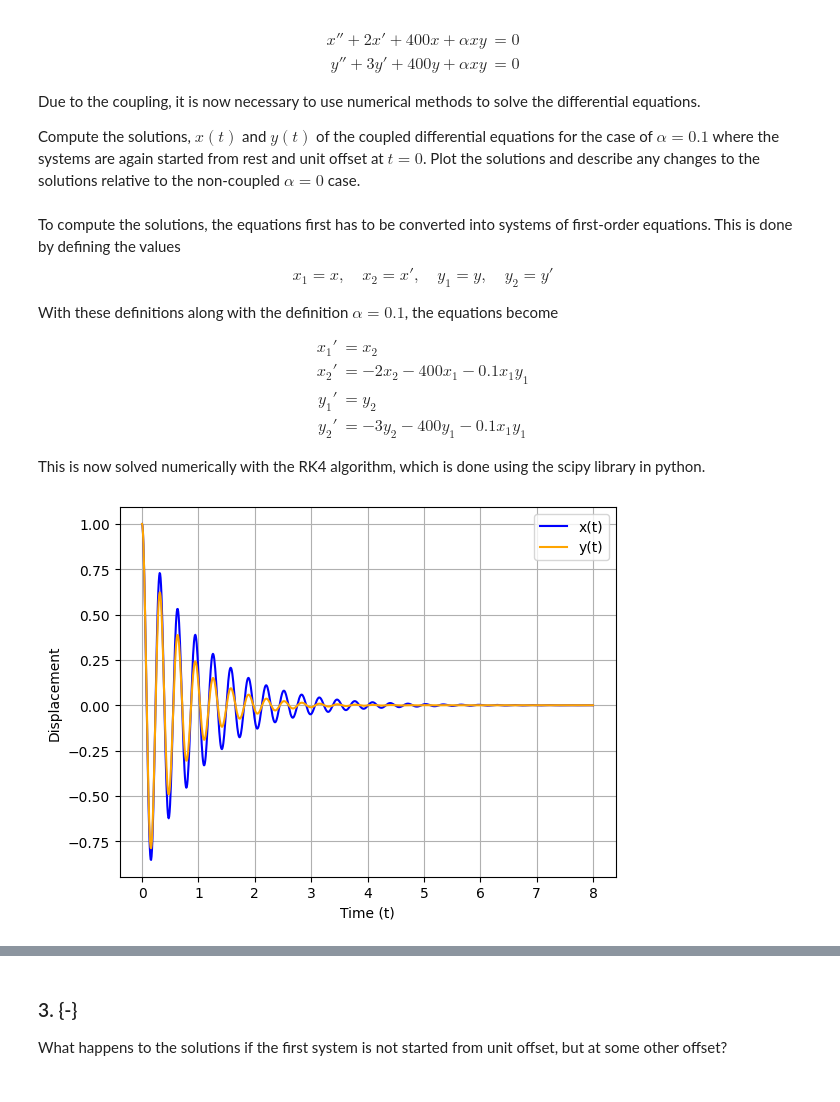
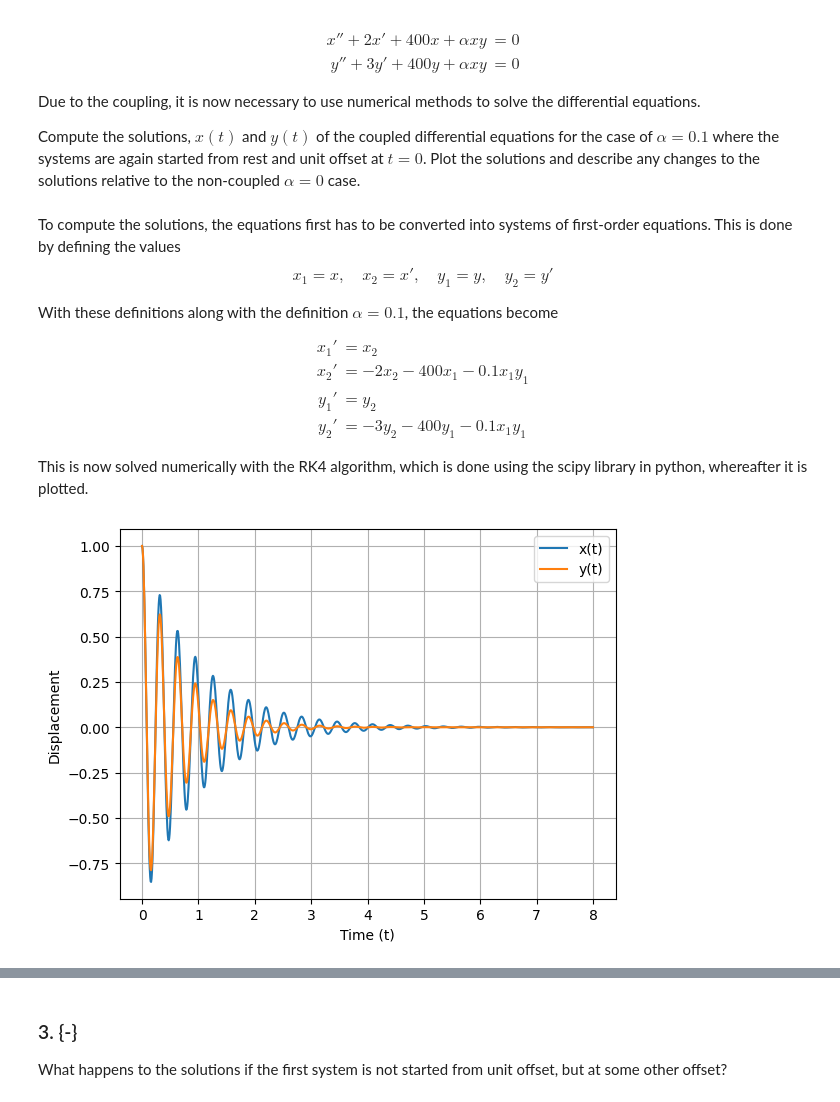
Before and after one commit to Khanrik/UniFolder, a Jupyter notebook: 3. Semester/Differentialligninger/Afleveringer/Aflevering 3/Assignment 3.ipynb, the cells around one changed output, grey strips where cells are left out. Cells and saved outputs as stored; diff of their text form; code cells hidden in the pictures.

```diff
--- a/3. Semester/Differentialligninger/Afleveringer/Aflevering 3/Assignment 3.ipynb
+++ b/3. Semester/Differentialligninger/Afleveringer/Aflevering 3/Assignment 3.ipynb
@@ -344,7 +344,7 @@ y_{1}' &= y_{2}\\
 y_{2}' &= -3 y_{2} - 400 y_{1} - 0.1 x_{1} y_{1}
 \end{align*}
 
-This is now solved numerically with the RK4 algorithm, which is done using the scipy library in python.
+This is now solved numerically with the RK4 algorithm, which is done using the scipy library in python, whereafter it is plotted.
 # %%
 alpha = 0.1
 
@@ -355,33 +355,33 @@ def coupled_system(t, state):
     dx2_dt = -2 * x2 - 400 * x1 - alpha * x1 * y1
     dy1_dt = y2
     dy2_dt = -3 * y2 - 400 * y1 - alpha * x1 * y1
     return [dx1_dt, dx2_dt, dy1_dt, dy2_dt]
 
 # Initial conditions: x(0) = 1, x'(0) = 0, y(0) = 1, y'(0) = 0
 initial_conditions = [1, 0, 1, 0]
 
 # Time span for simulation
 t_span = (0, 8)
 t = np.linspace(0, 8, 1000)
 
 # Solve the system using solve_ivp
 solution = scipy.integrate.solve_ivp(coupled_system, t_span, initial_conditions, t_eval=t, method='RK45')
 
 # Extract results
 t = solution.t
 x = solution.y[0]
 y = solution.y[2]
 
 # Plot x(t)
-plt.plot(t, x, label='x(t)', color='blue')
+plt.plot(t, x, label='x(t)')
 
 # Plot y(t)
-plt.plot(t, y, label='y(t)', color='orange')
+plt.plot(t, y, label='y(t)')
 
 # Titles and labels
 plt.xlabel('Time (t)')
 plt.ylabel('Displacement')
 plt.legend()
 plt.grid()
 # %% [output]
-[figure, old version]
+[figure, new version]
```
Also changed, not shown: parts of 15 cells of this notebook.
